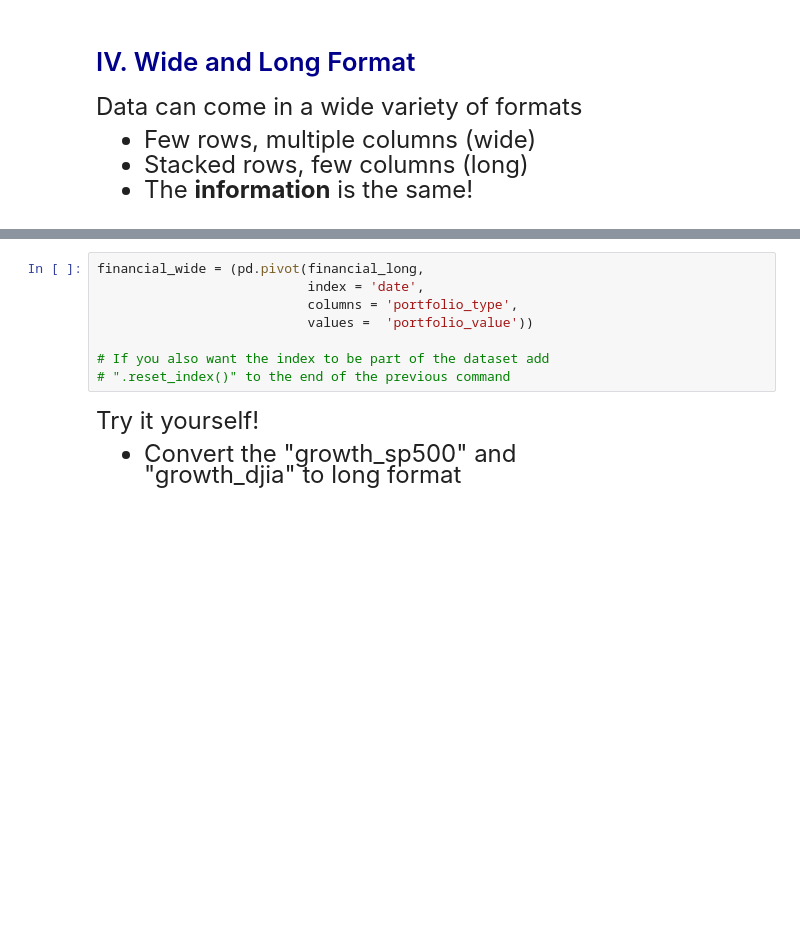
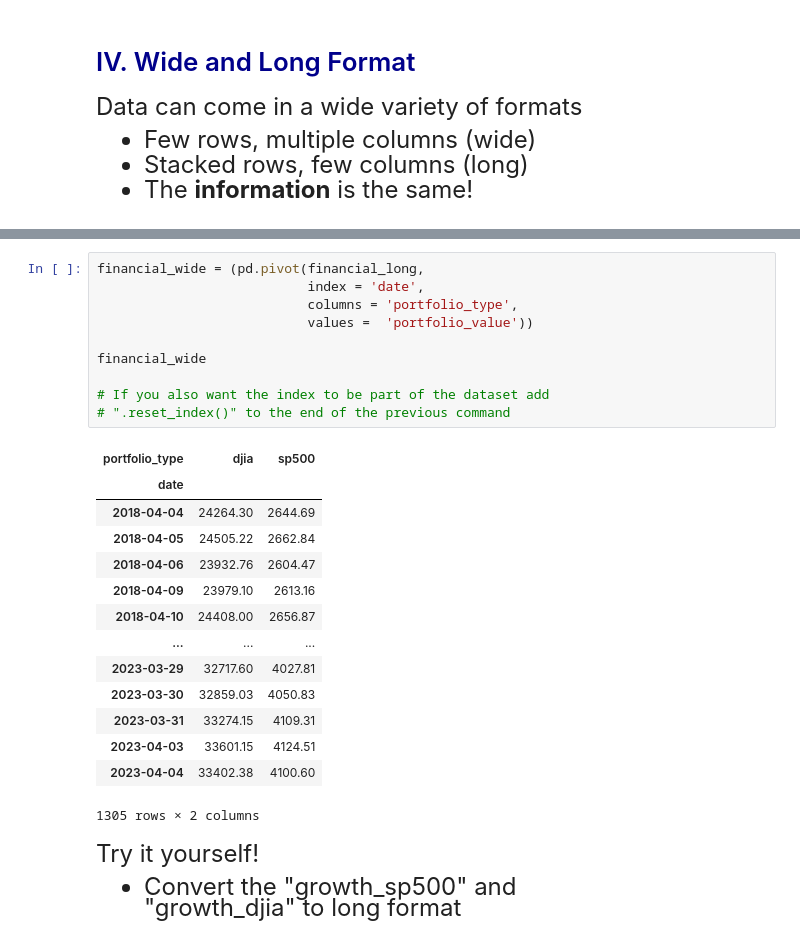
Before and after one commit to alejandrosanchezbecerra/qtm151spring2023, a Jupyter notebook: Lecture 22/Lecture 22.ipynb, the cells around one changed output, grey strips where cells are left out. Saved outputs shown, nothing was run; the diff lists cells and outputs as text; blank space fills up the shorter version.

```diff
--- a/Lecture 22/Lecture 22.ipynb
+++ b/Lecture 22/Lecture 22.ipynb
@@ -252,11 +284,28 @@ $\quad$ <img src="figures/pivot_fig.png" alt="drawing" width="550"/>
 # %%
 financial_wide = (pd.pivot(financial_long,
                            index = 'date',
                            columns = 'portfolio_type',
                            values =  'portfolio_value'))
 
+financial_wide
+
 # If you also want the index to be part of the dataset add
 # ".reset_index()" to the end of the previous command
+# %% [output]
+| portfolio_type | djia | sp500 |
+| date |  |  |
+| 2018-04-04 | 24264.30 | 2644.69 |
+| 2018-04-05 | 24505.22 | 2662.84 |
+| 2018-04-06 | 23932.76 | 2604.47 |
+| 2018-04-09 | 23979.10 | 2613.16 |
+| 2018-04-10 | 24408.00 | 2656.87 |
+| ... | ... | ... |
+| 2023-03-29 | 32717.60 | 4027.81 |
+| 2023-03-30 | 32859.03 | 4050.83 |
+| 2023-03-31 | 33274.15 | 4109.31 |
+| 2023-04-03 | 33601.15 | 4124.51 |
+| 2023-04-04 | 33402.38 | 4100.60 |
+1305 rows × 2 columns
 # %% [markdown]
 <font size = "5">
 
```
Also changed, not shown: parts of 8 cells of this notebook.
